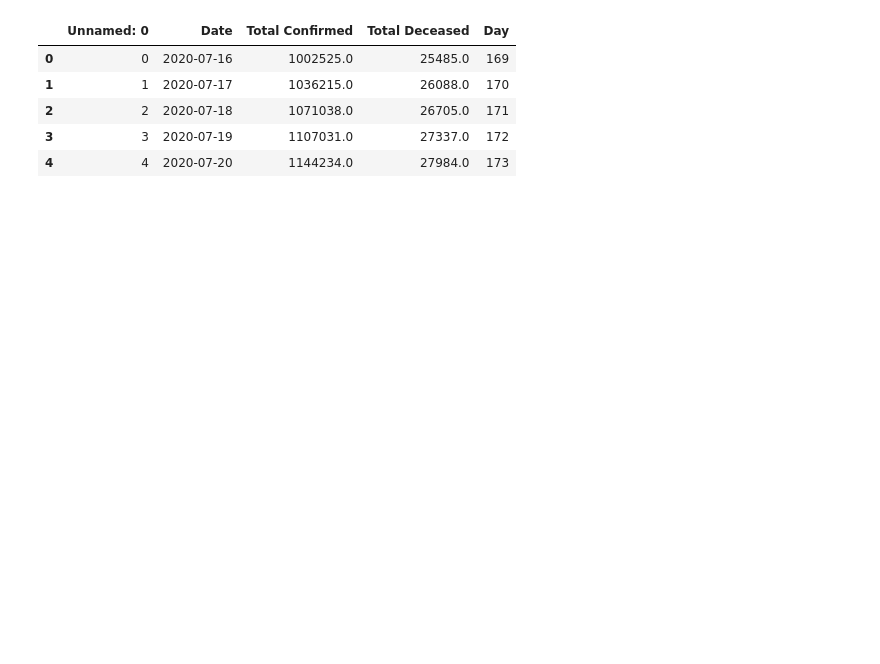
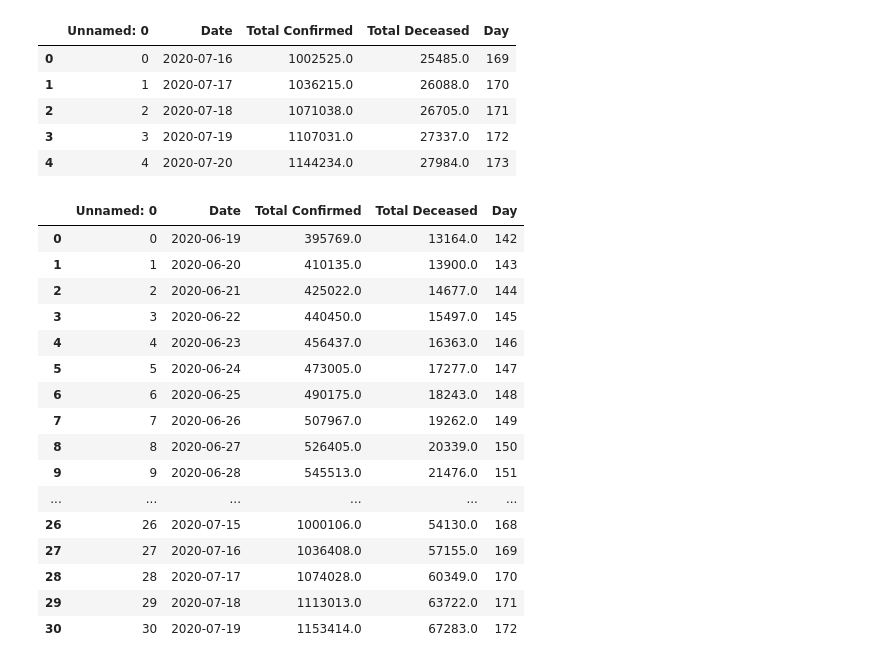
Before and after one commit to skbhere/COVID-19-Case-Forecasting, a Jupyter notebook: 00_India_prediction.ipynb, the cells around one changed output. Saved outputs shown, nothing was run; the diff lists cells and outputs as text; code cells hidden in the pictures; blank space fills up the shorter version.

```diff
--- a/00_India_prediction.ipynb
+++ b/00_India_prediction.ipynb
@@ -219,3 +219,24 @@ pr.head()
 | 2 | 2 | 2020-07-18 | 1071038.0 | 26705.0 | 171 |
 | 3 | 3 | 2020-07-19 | 1107031.0 | 27337.0 | 172 |
 | 4 | 4 | 2020-07-20 | 1144234.0 | 27984.0 | 173 |
+# %%
+p=pd.read_csv('predictIN.csv')
+p
+# %% [output]
+|  | Unnamed: 0 | Date | Total Confirmed | Total Deceased | Day |
+| 0 | 0 | 2020-06-19 | 395769.0 | 13164.0 | 142 |
+| 1 | 1 | 2020-06-20 | 410135.0 | 13900.0 | 143 |
+| 2 | 2 | 2020-06-21 | 425022.0 | 14677.0 | 144 |
+| 3 | 3 | 2020-06-22 | 440450.0 | 15497.0 | 145 |
+| 4 | 4 | 2020-06-23 | 456437.0 | 16363.0 | 146 |
+| 5 | 5 | 2020-06-24 | 473005.0 | 17277.0 | 147 |
+| 6 | 6 | 2020-06-25 | 490175.0 | 18243.0 | 148 |
+| 7 | 7 | 2020-06-26 | 507967.0 | 19262.0 | 149 |
+| 8 | 8 | 2020-06-27 | 526405.0 | 20339.0 | 150 |
+| 9 | 9 | 2020-06-28 | 545513.0 | 21476.0 | 151 |
+| ... | ... | ... | ... | ... | ... |
+| 26 | 26 | 2020-07-15 | 1000106.0 | 54130.0 | 168 |
+| 27 | 27 | 2020-07-16 | 1036408.0 | 57155.0 | 169 |
+| 28 | 28 | 2020-07-17 | 1074028.0 | 60349.0 | 170 |
+| 29 | 29 | 2020-07-18 | 1113013.0 | 63722.0 | 171 |
+| 30 | 30 | 2020-07-19 | 1153414.0 | 67283.0 | 172 |
```
Also changed, not shown: parts of 2 cells of this notebook.
